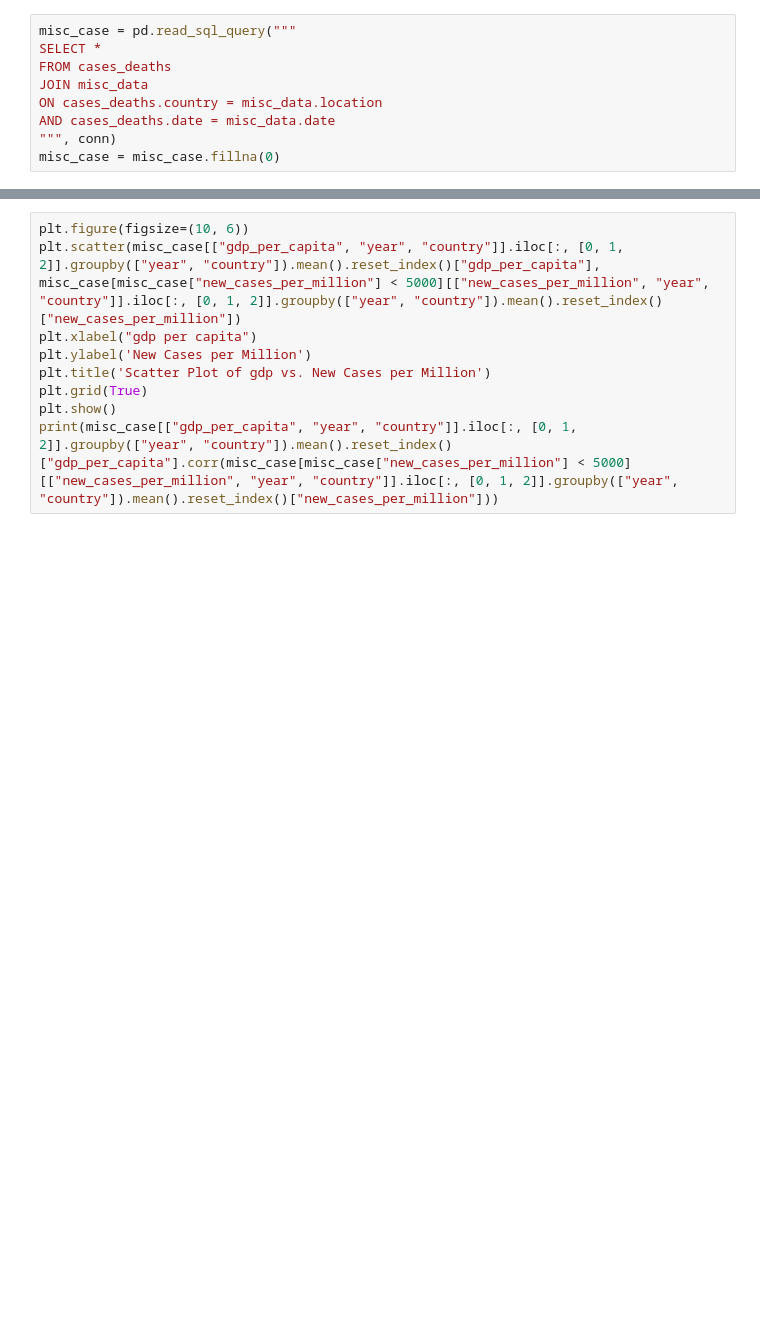
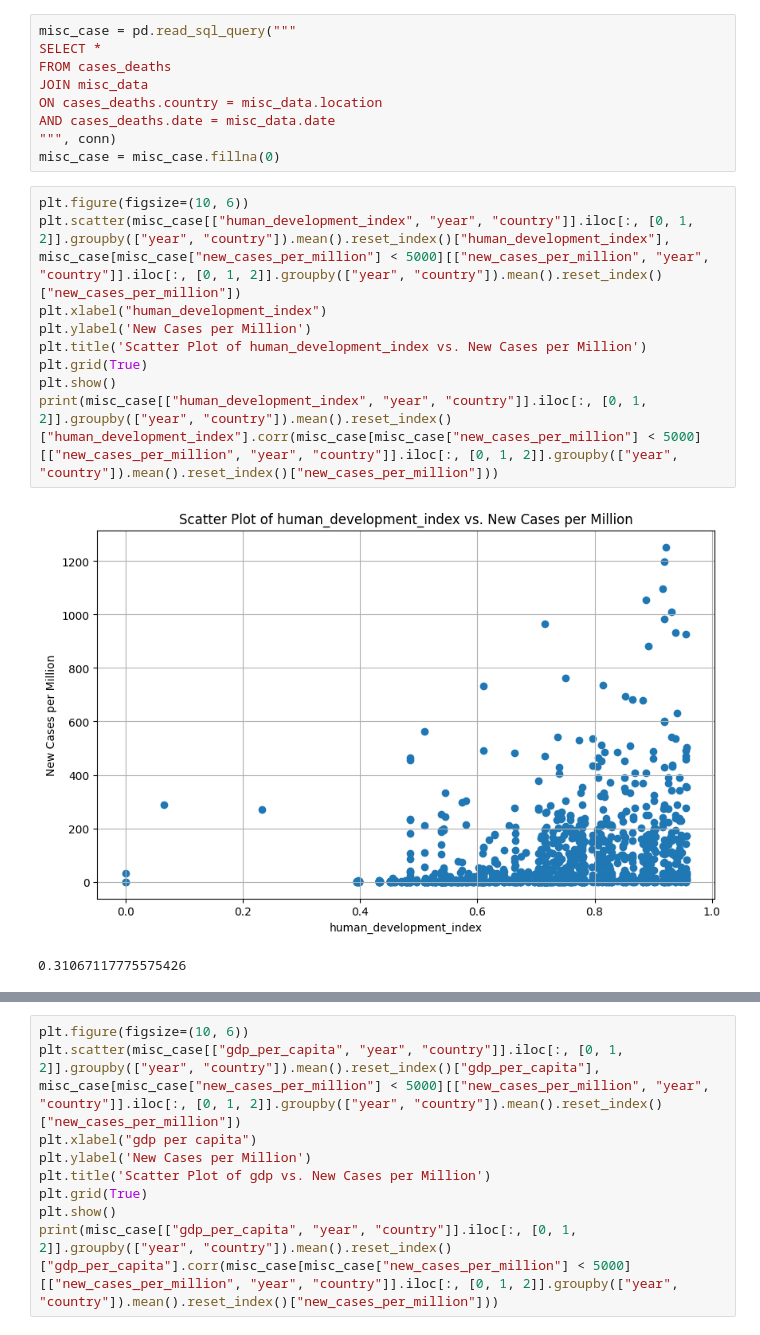
Before and after one commit to ArunKrishnan09/Covid-Analysis, a Jupyter notebook: Covid_analysis.ipynb, the cells around one changed output, grey strips where cells are left out. Cells and saved outputs as stored; diff of their text form; blank space fills up the shorter version.

```diff
--- a/Covid_analysis.ipynb
+++ b/Covid_analysis.ipynb
@@ -898,3 +898,15 @@ ON cases_deaths.country = misc_data.location
 AND cases_deaths.date = misc_data.date
 """, conn)
 misc_case = misc_case.fillna(0)
+# %%
+plt.figure(figsize=(10, 6))
+plt.scatter(misc_case[["human_development_index", "year", "country"]].iloc[:, [0, 1, 2]].groupby(["year", "country"]).mean().reset_index()["human_development_index"], misc_case[misc_case["new_cases_per_million"] < 5000][["new_cases_per_million", "year", "country"]].iloc[:, [0, 1, 2]].groupby(["year", "country"]).mean().reset_index()["new_cases_per_million"])
+plt.xlabel("human_development_index")
+plt.ylabel('New Cases per Million')
+plt.title('Scatter Plot of human_development_index vs. New Cases per Million')
+plt.grid(True)
+plt.show()
+print(misc_case[["human_development_index", "year", "country"]].iloc[:, [0, 1, 2]].groupby(["year", "country"]).mean().reset_index()["human_development_index"].corr(misc_case[misc_case["new_cases_per_million"] < 5000][["new_cases_per_million", "year", "country"]].iloc[:, [0, 1, 2]].groupby(["year", "country"]).mean().reset_index()["new_cases_per_million"]))
+# %% [output]
+[figure, added]
+0.31067117775575426
```
Also changed, not shown: parts of 8 cells of this notebook.
